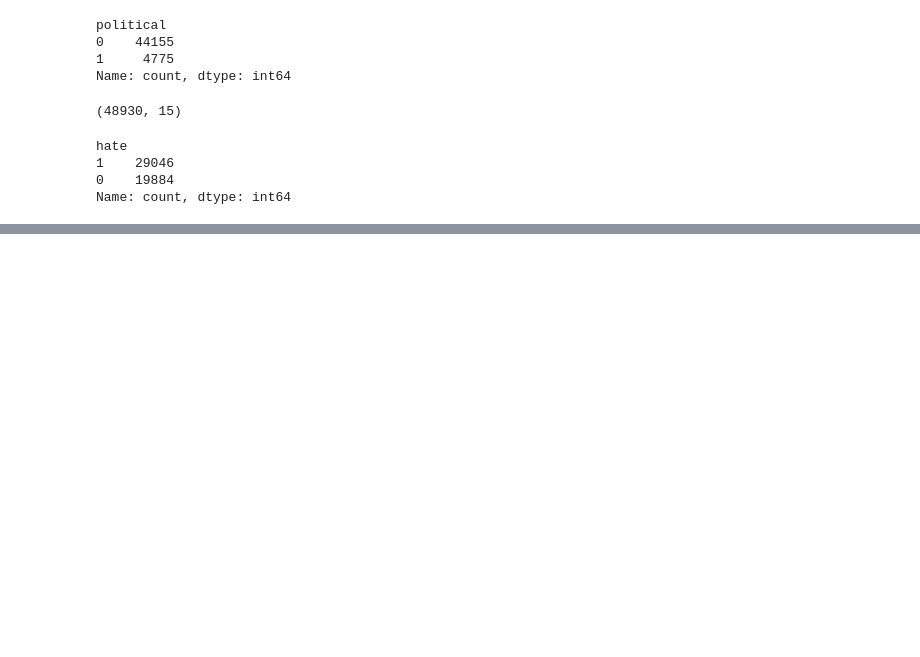
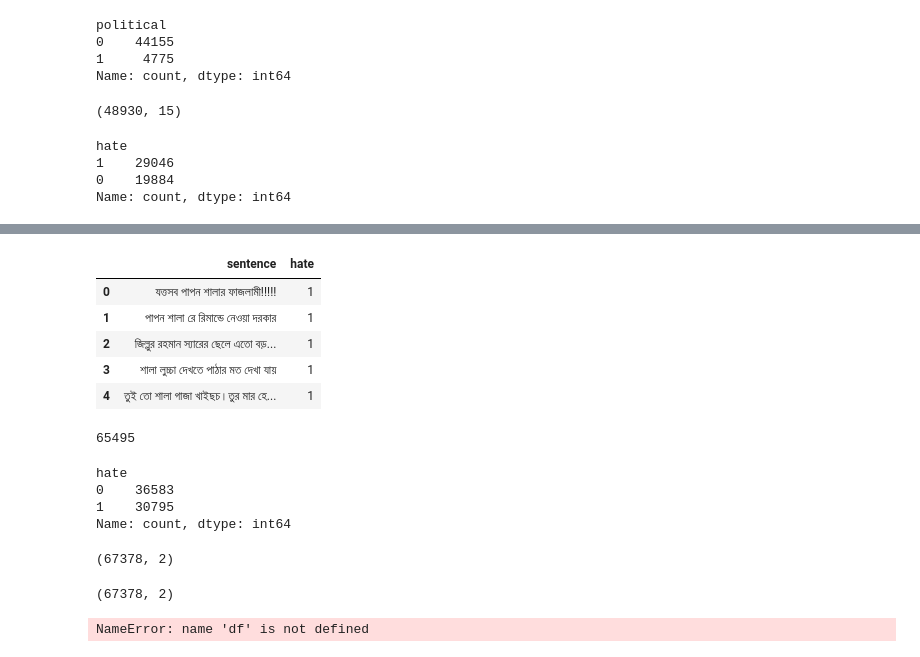
Before and after one commit to mehzabin-haque/ML, a Jupyter notebook: explore.ipynb, the cells around one changed output, grey strips where cells are left out. Drawn from its saved outputs; the diff is of its cells as text; code cells hidden in the pictures; blank space fills up the shorter version.

```diff
--- a/explore.ipynb
+++ b/explore.ipynb
@@ -235,0 +261,2 @@ Name: count, dtype: int64
+# %%
+df = pd.read_csv('merged_dataset.csv')
@@ -235,0 +272,37 @@ Name: count, dtype: int64
+# %%
+df.drop(['category'], axis=1, inplace=True)
+
+df.head()
+# %% [output]
+|  | sentence | hate |
+| 0 | যত্তসব পাপন শালার ফাজলামী!!!!! | 1 |
+| 1 | পাপন শালা রে রিমান্ডে নেওয়া দরকার | 1 |
+| 2 | জিল্লুর রহমান স্যারের ছেলে এতো বড়... | 1 |
+| 3 | শালা লুচ্চা দেখতে পাঠার মত দেখা যায় | 1 |
+| 4 | তুই তো শালা গাজা খাইছচ।তুর মার হে... | 1 |
+# %%
+df['sentence'].unique().shape[0]
+# %% [output]
+65495
+# %%
+df['hate'].value_counts()
+# %% [output]
+hate
+0    36583
+1    30795
+Name: count, dtype: int64
+# %%
+df.shape
+# %% [output]
+(67378, 2)
+# %%
+# remove duplicates
+df.drop_duplicates(inplace=True)
+
+df.shape
+# %% [output]
+(67378, 2)
+# %%
+df.to_csv('final_dataset.csv', index=False)
+# %% [output]
+NameError: name 'df' is not defined
```
Also changed, not shown: parts of 8 cells of this notebook, 7 other files.
